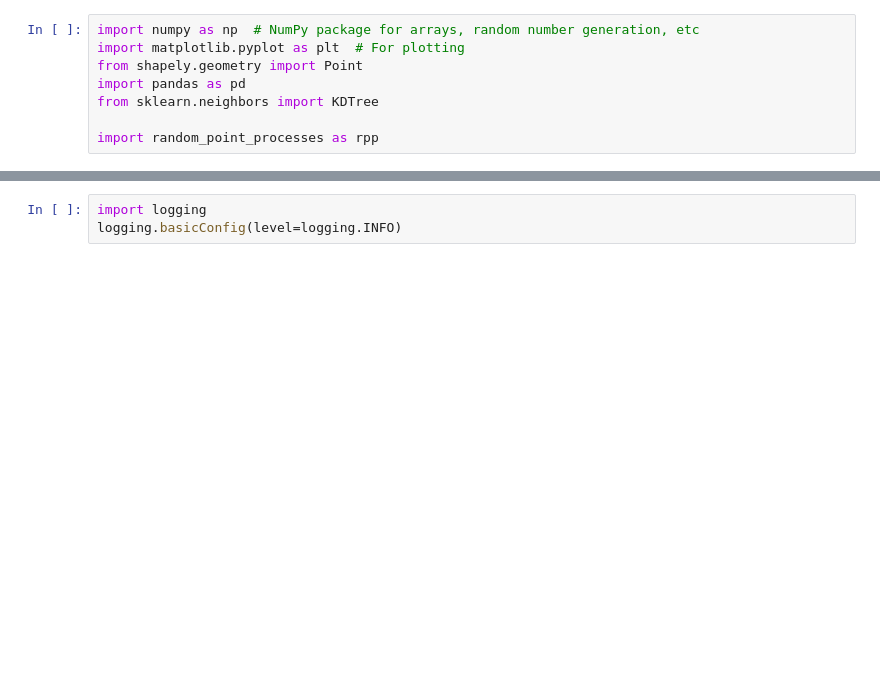
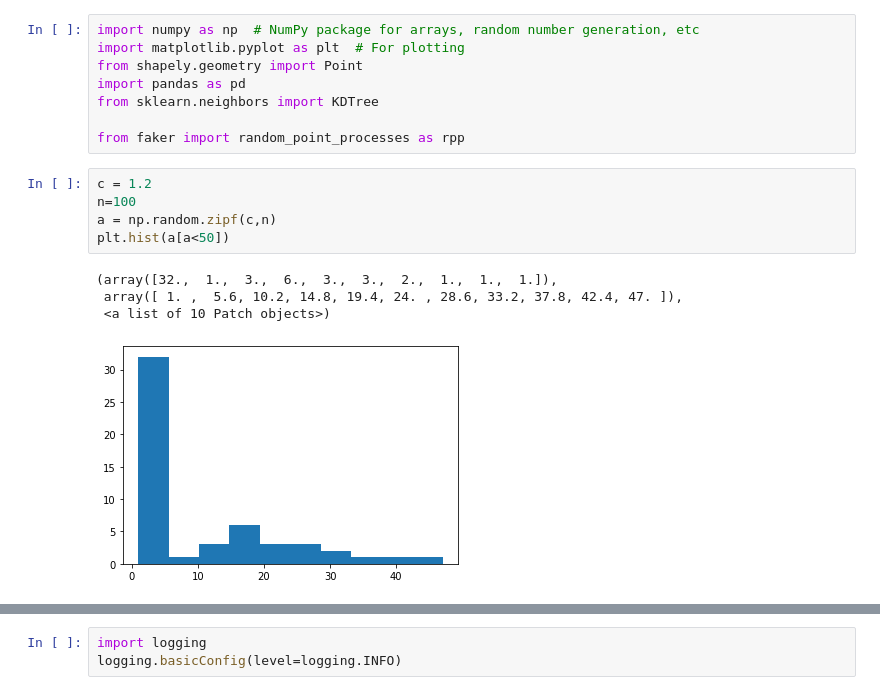
Before and after one commit to fredshone/citychef, a Jupyter notebook: worldsynth.ipynb, the cells around one changed output, grey strips where cells are left out. Drawn from its saved outputs; the diff is of its cells as text; blank space fills up the shorter version.

Commit message:
faker and prelim grid

```diff
--- a/worldsynth.ipynb
+++ b/worldsynth.ipynb
@@ -5,4 +5,14 @@ from shapely.geometry import Point
 import pandas as pd
 from sklearn.neighbors import KDTree
 
-import random_point_processes as rpp
+from faker import random_point_processes as rpp
+# %%
+c = 1.2
+n=100
+a = np.random.zipf(c,n)
+plt.hist(a[a<50])
+# %% [output]
+(array([32.,  1.,  3.,  6.,  3.,  3.,  2.,  1.,  1.,  1.]),
+ array([ 1. ,  5.6, 10.2, 14.8, 19.4, 24. , 28.6, 33.2, 37.8, 42.4, 47. ]),
+ <a list of 10 Patch objects>)
+[figure, added]
```
Also changed, not shown: parts of 7 cells of this notebook, 3 other files.
